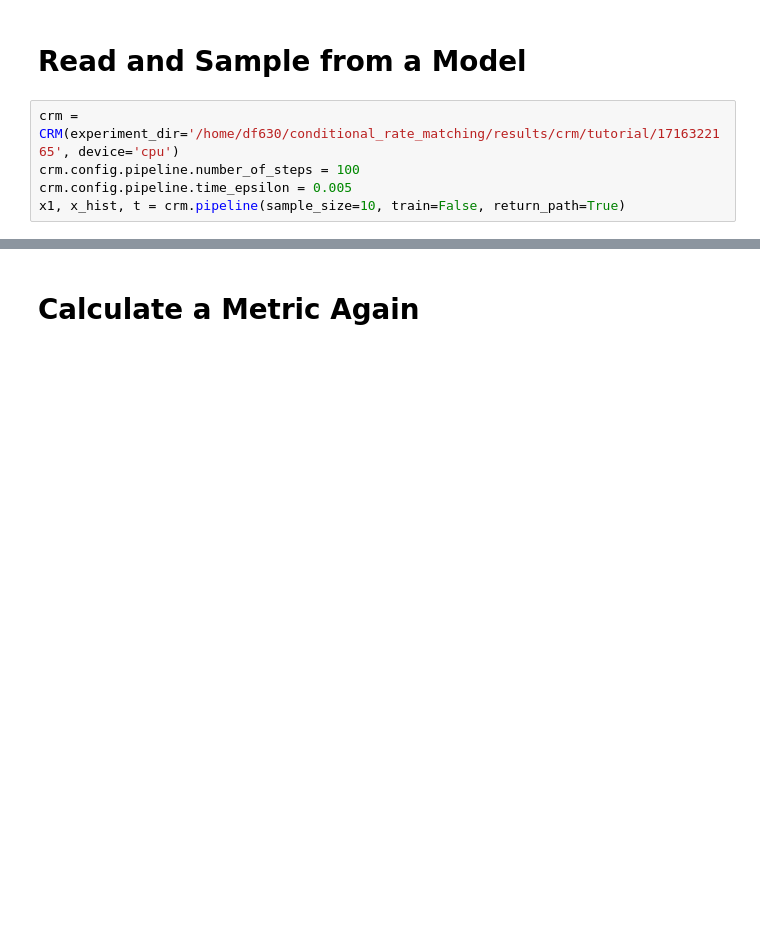
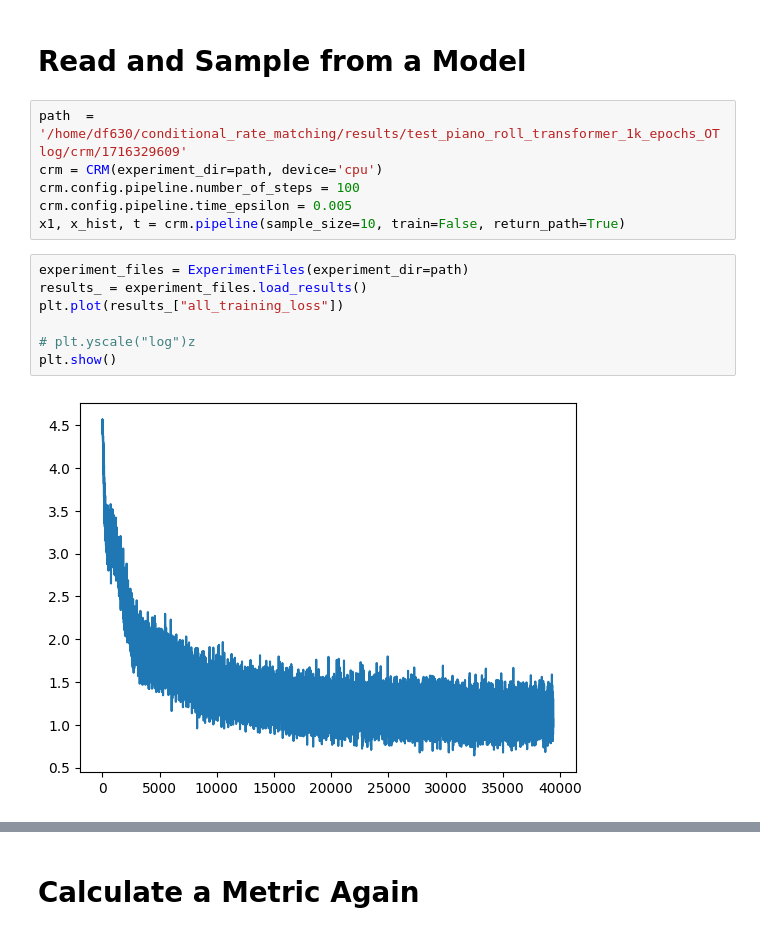
Before and after one commit to cesarali/conditional_rate_matching, a Jupyter notebook: notebooks/Models/CRM/Music/BasicModelCall.ipynb, the cells around one changed output, grey strips where cells are left out. Saved outputs shown, nothing was run; the diff lists cells and outputs as text; blank space fills up the shorter version.

```diff
--- a/notebooks/Models/CRM/Music/BasicModelCall.ipynb
+++ b/notebooks/Models/CRM/Music/BasicModelCall.ipynb
@@ -94,10 +81,20 @@ plt.show()
 # %% [markdown]
 # Read and Sample from a Model
 # %%
-crm = CRM(experiment_dir='/home/df630/conditional_rate_matching/results/crm/tutorial/1716322165', device='cpu')
+path  = '/home/df630/conditional_rate_matching/results/test_piano_roll_transformer_1k_epochs_OTlog/crm/1716329609'
+crm = CRM(experiment_dir=path, device='cpu')
 crm.config.pipeline.number_of_steps = 100
 crm.config.pipeline.time_epsilon = 0.005
 x1, x_hist, t = crm.pipeline(sample_size=10, train=False, return_path=True)
+# %%
+experiment_files = ExperimentFiles(experiment_dir=path)
+results_ = experiment_files.load_results()
+plt.plot(results_["all_training_loss"])
+
+# plt.yscale("log")z
+plt.show()
+# %% [output]
+[figure, added]
 # %%
 time = range(0, 256)
 time = torch.tensor(time)
```
Also changed, not shown: parts of 3 cells of this notebook.
